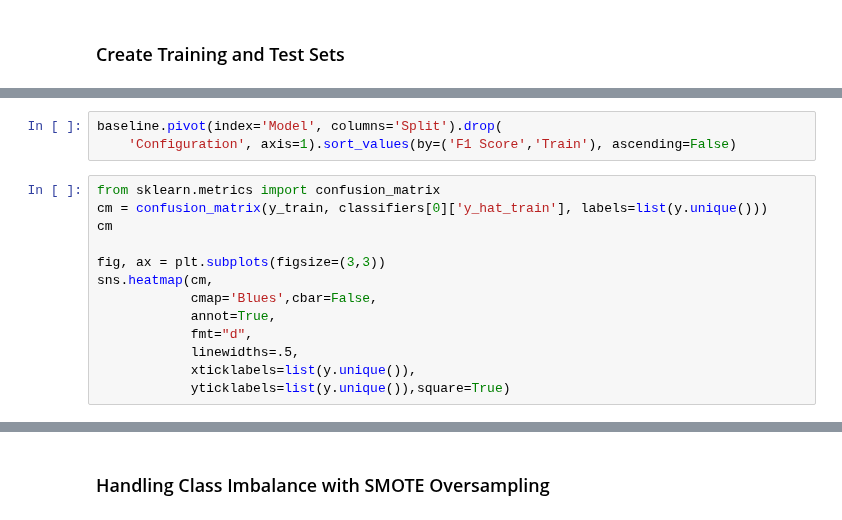
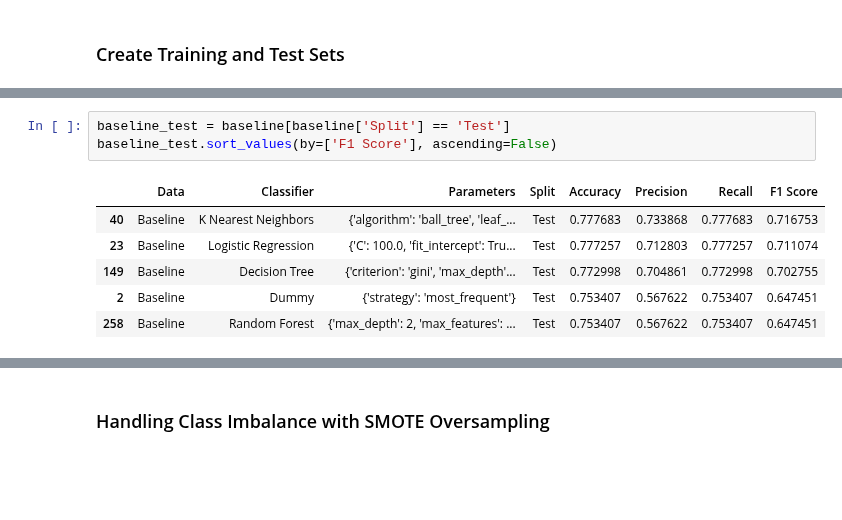
Before and after one commit to acdick/endangered_species_classification, a Jupyter notebook: Source/04_Classification_Modeling.ipynb, the cells around one changed output, grey strips where cells are left out. Cells and saved outputs as stored; diff of their text form; blank space fills up the shorter version.

```diff
--- a/Source/04_Classification_Modeling.ipynb
+++ b/Source/04_Classification_Modeling.ipynb
@@ -83,16 +196,10 @@ Fitting 5 folds for each of 2 candidates, totalling 10 fits
 # %%
-baseline.pivot(index='Model', columns='Split').drop(
-    'Configuration', axis=1).sort_values(by=('F1 Score','Train'), ascending=False)
+baseline_test = baseline[baseline['Split'] == 'Test']
+baseline_test.sort_values(by=['F1 Score'], ascending=False)
+# %% [output]
+|  | Data | Classifier | Parameters | Split | Accuracy | Precision | Recall | F1 Score |
+| 40 | Baseline | K Nearest Neighbors | {'algorithm': 'ball_tree', 'leaf_... | Test | 0.777683 | 0.733868 | 0.777683 | 0.716753 |
+| 23 | Baseline | Logistic Regression | {'C': 100.0, 'fit_intercept': Tru... | Test | 0.777257 | 0.712803 | 0.777257 | 0.711074 |
+| 149 | Baseline | Decision Tree | {'criterion': 'gini', 'max_depth'... | Test | 0.772998 | 0.704861 | 0.772998 | 0.702755 |
+| 2 | Baseline | Dummy | {'strategy': 'most_frequent'} | Test | 0.753407 | 0.567622 | 0.753407 | 0.647451 |
+| 258 | Baseline | Random Forest | {'max_depth': 2, 'max_features': ... | Test | 0.753407 | 0.567622 | 0.753407 | 0.647451 |
-# %%
-from sklearn.metrics import confusion_matrix
-cm = confusion_matrix(y_train, classifiers[0]['y_hat_train'], labels=list(y.unique()))
-cm
-
-fig, ax = plt.subplots(figsize=(3,3))
-sns.heatmap(cm,
-            cmap='Blues',cbar=False,
-            annot=True,
-            fmt="d",
-            linewidths=.5,
-            xticklabels=list(y.unique()),
-            yticklabels=list(y.unique()),square=True)
```
Also changed, not shown: parts of 28 cells of this notebook, 5 other files.
